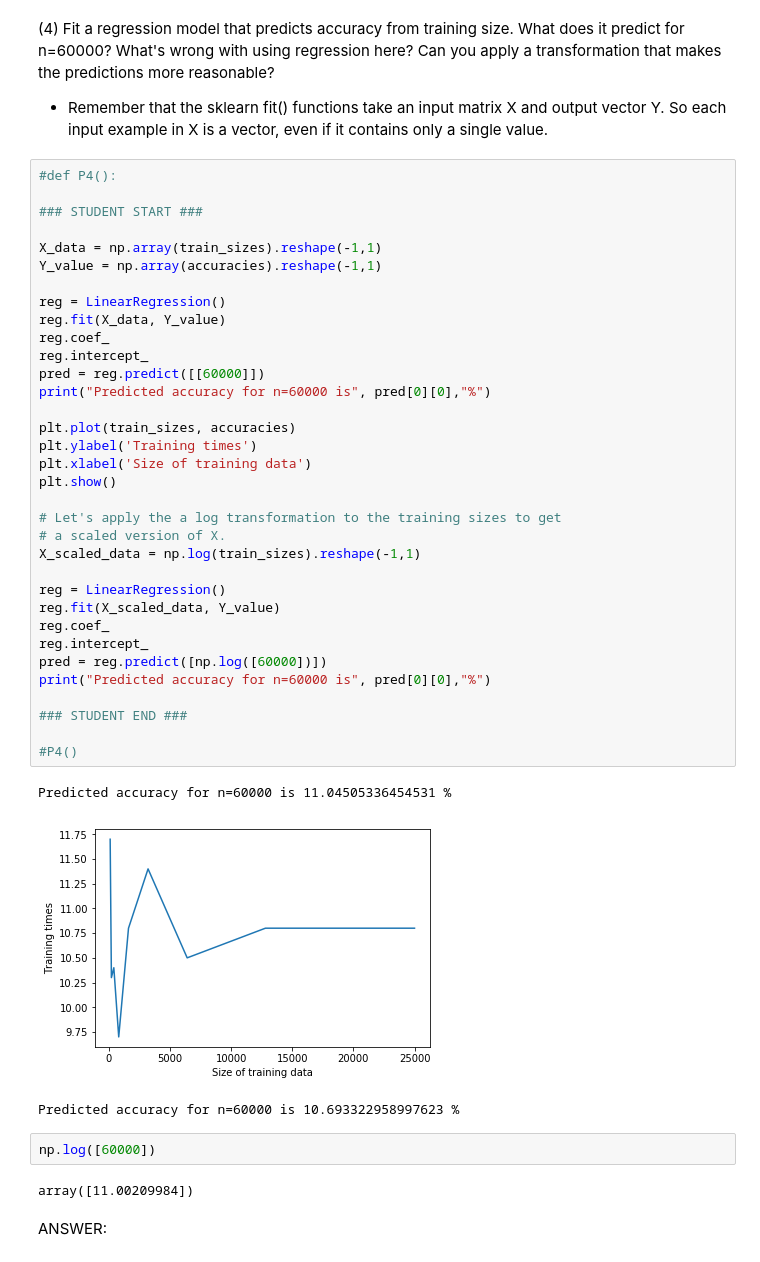
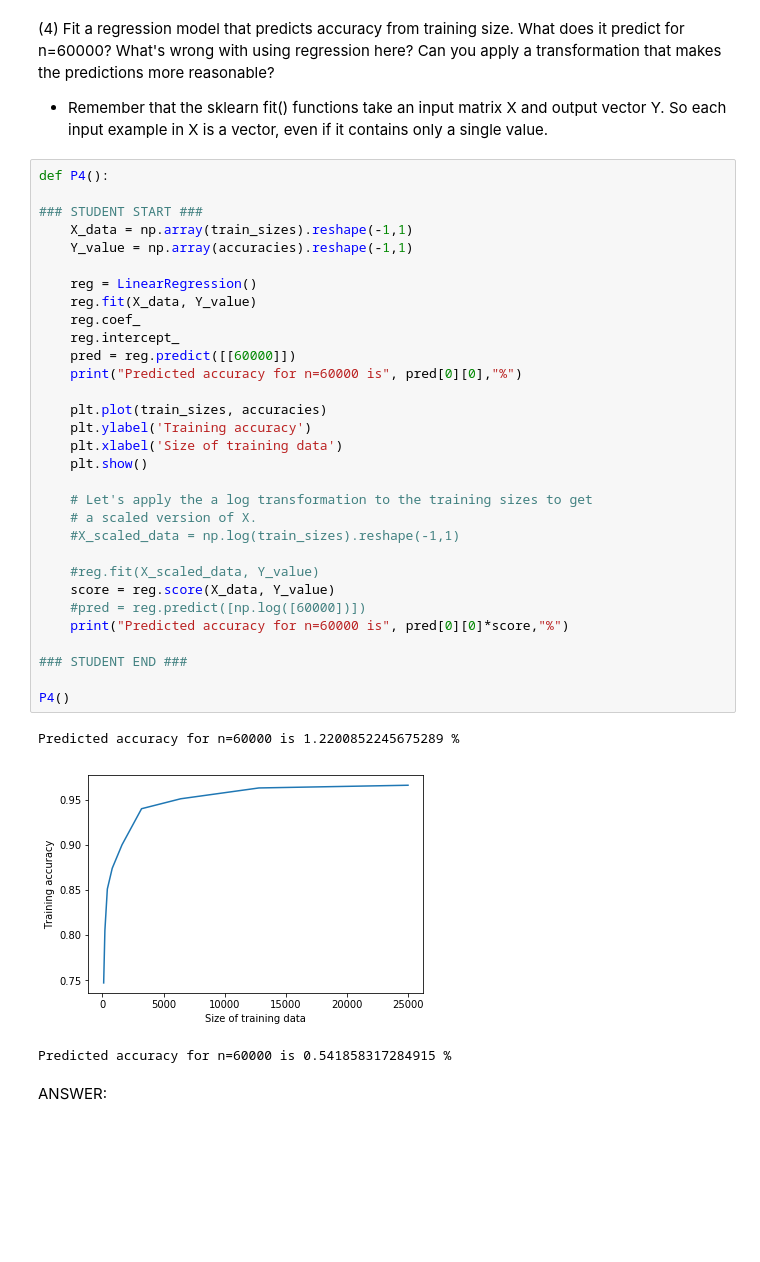
Before and after one commit to vijjus/ucb-w207-applied-ml, a Jupyter notebook: projects/Vijay_Singh_p1.ipynb, the cells around one changed output. Saved outputs shown, nothing was run; the diff lists cells and outputs as text; blank space fills up the shorter version.

```diff
--- a/projects/Vijay_Singh_p1.ipynb
+++ b/projects/Vijay_Singh_p1.ipynb
@@ -253,47 +228,40 @@ Size:    12800  Time (seconds):  8.371170997619629      Accuracy:        10.8 %
 
 - Remember that the sklearn fit() functions take an input matrix X and output vector Y. So each input example in X is a vector, even if it contains only a single value.
 # %%
-#def P4():
+def P4():
 
 ### STUDENT START ###
+    X_data = np.array(train_sizes).reshape(-1,1)
+    Y_value = np.array(accuracies).reshape(-1,1)
 
-X_data = np.array(train_sizes).reshape(-1,1)
-Y_value = np.array(accuracies).reshape(-1,1)
+    reg = LinearRegression()
+    reg.fit(X_data, Y_value)
+    reg.coef_
+    reg.intercept_
+    pred = reg.predict([[60000]])
+    print("Predicted accuracy for n=60000 is", pred[0][0],"%")
 
-reg = LinearRegression()
-reg.fit(X_data, Y_value)
-reg.coef_
-reg.intercept_
-pred = reg.predict([[60000]])
-print("Predicted accuracy for n=60000 is", pred[0][0],"%")
+    plt.plot(train_sizes, accuracies)
+    plt.ylabel('Training accuracy')
+    plt.xlabel('Size of training data')
+    plt.show()
 
-plt.plot(train_sizes, accuracies)
-plt.ylabel('Training times')
-plt.xlabel('Size of training data')
-plt.show()
+    # Let's apply the a log transformation to the training sizes to get
+    # a scaled version of X.
+    #X_scaled_data = np.log(train_sizes).reshape(-1,1)
 
-# Let's apply the a log transformation to the training sizes to get
-# a scaled version of X.
-X_scaled_data = np.log(train_sizes).reshape(-1,1)
-
-reg = LinearRegression()
-reg.fit(X_scaled_data, Y_value)
-reg.coef_
-reg.intercept_
-pred = reg.predict([np.log([60000])])
-print("Predicted accuracy for n=60000 is", pred[0][0],"%")
+    #reg.fit(X_scaled_data, Y_value)
+    score = reg.score(X_data, Y_value)
+    #pred = reg.predict([np.log([60000])])
+    print("Predicted accuracy for n=60000 is", pred[0][0]*score,"%")
 
 ### STUDENT END ###
 
-#P4()
+P4()
 # %% [output]
-Predicted accuracy for n=60000 is 11.04505336454531 %
+Predicted accuracy for n=60000 is 1.2200852245675289 %
-[figure, old version]
+[figure, new version]
-Predicted accuracy for n=60000 is 10.693322958997623 %
+Predicted accuracy for n=60000 is 0.541858317284915 %
-# %%
-np.log([60000])
-# %% [output]
-array([11.00209984])
 # %% [markdown]
 ANSWER:
 # %% [markdown]
```
Also changed, not shown: parts of 7 cells of this notebook.
